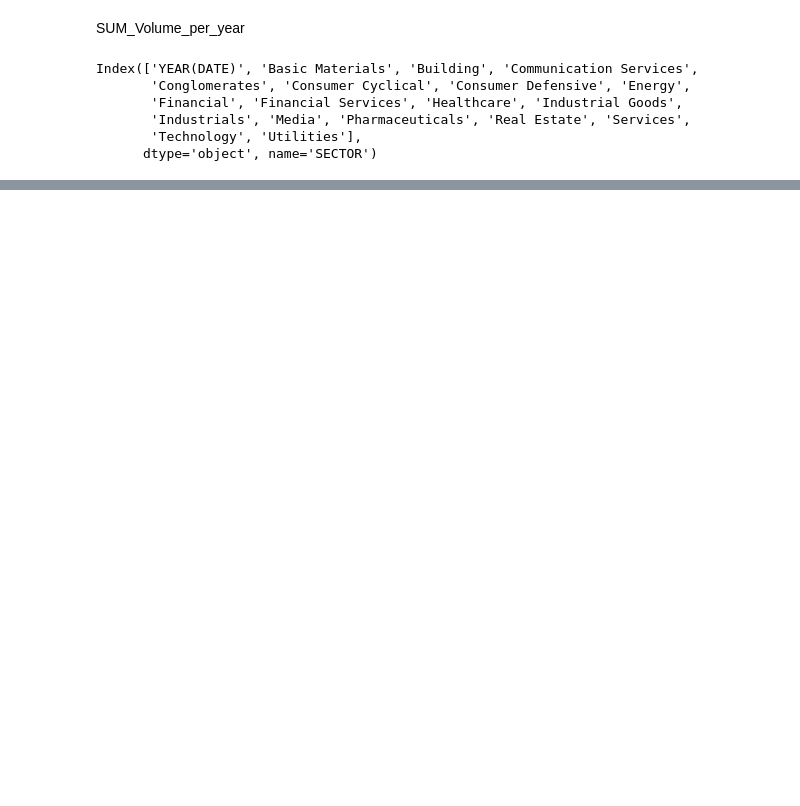
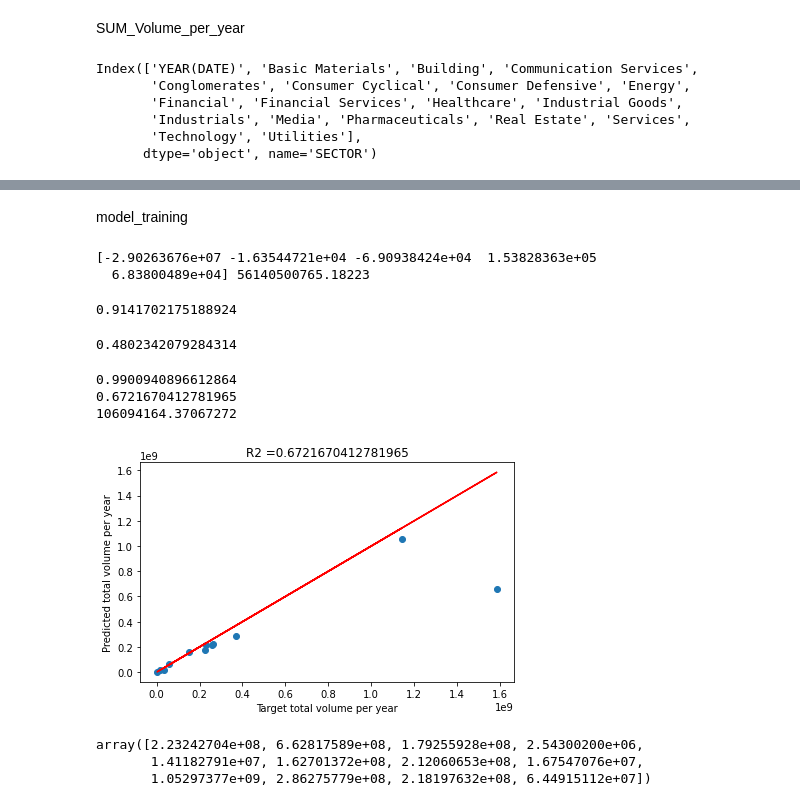
Before and after one commit to qixuan-code/2021_TAMU, a Jupyter notebook: ENVIRONMENT_DATA_ATLAS.ipynb, the cells around one changed output, grey strips where cells are left out. Cells and saved outputs as stored; diff of their text form; code cells hidden in the pictures; blank space fills up the shorter version.

```diff
--- a/ENVIRONMENT_DATA_ATLAS.ipynb
+++ b/ENVIRONMENT_DATA_ATLAS.ipynb
@@ -184,0 +198,60 @@ plt.show()
+# %%
+feature_selection = ['Year', 'CO2 emissions from gaseous fuel consumption',
+       'CO2 emissions from liquid fuel consumption',
+       'CO2 emissions from solid fuel consumption', 'Total CO2 (Mt)','Financial Services']
+a = a[feature_selection]
+# %% [markdown]
+model_training
+# %%
+a.dropna(inplace=True)
+# %%
+from sklearn.model_selection import train_test_split
+target_value = 'Financial Services'
+y = a[target_value]
+X = a.drop(columns = target_value)
+X_train, X_test, y_train, y_test = train_test_split(X, y, random_state=0)
+# %%
+from sklearn.linear_model import LinearRegression
+linreg= LinearRegression().fit(X_train, y_train)
+w = linreg.coef_
+b = linreg.intercept_
+print(w,b)
+linreg.score(X_train,y_train)
+# %% [output]
+[-2.90263676e+07 -1.63544721e+04 -6.90938424e+04  1.53828363e+05
+  6.83800489e+04] 56140500765.18223
+0.9141702175188924
+# %%
+linreg.score(X_test,y_test)
+# %% [output]
+0.4802342079284314
+# %%
+def plot_target_and_prediction(reg, X_test, y_test):
+    import matplotlib.pyplot as plt
+    y_test_pred = reg.predict(X_test)
+    plt.scatter(y_test, y_test_pred, marker= 'o')
+    plt.plot(y_test, y_test, 'r-')
+    plt.title('R2 ={}'.format(reg.score(X_test, y_test)))
+    plt.xlabel('Target total volume per year')
+    plt.ylabel('Predicted total volume per year')
+    plt.tight_layout()
+    plt.show()
+# %%
+from sklearn.ensemble import RandomForestRegressor
+from sklearn.metrics import mean_absolute_error
+rf_reg = RandomForestRegressor(max_features = 3, random_state=0).fit(X_train, y_train)
+print(rf_reg.score(X_train, y_train))
+print(rf_reg.score(X_test, y_test))
+print(mean_absolute_error(rf_reg.predict(X_test), y_test))
+plot_target_and_prediction(rf_reg, X_test, y_test)
+# %% [output]
+0.9900940896612864
+0.6721670412781965
+106094164.37067272
+[figure, added]
+# %%
+rf_reg.predict(X_test)
+# %% [output]
+array([2.23242704e+08, 6.62817589e+08, 1.79255928e+08, 2.54300200e+06,
+       1.41182791e+07, 1.62701372e+08, 2.12060653e+08, 1.67547076e+07,
+       1.05297377e+09, 2.86275779e+08, 2.18197632e+08, 6.44915112e+07])
```
Also changed, not shown: parts of 4 cells of this notebook.
